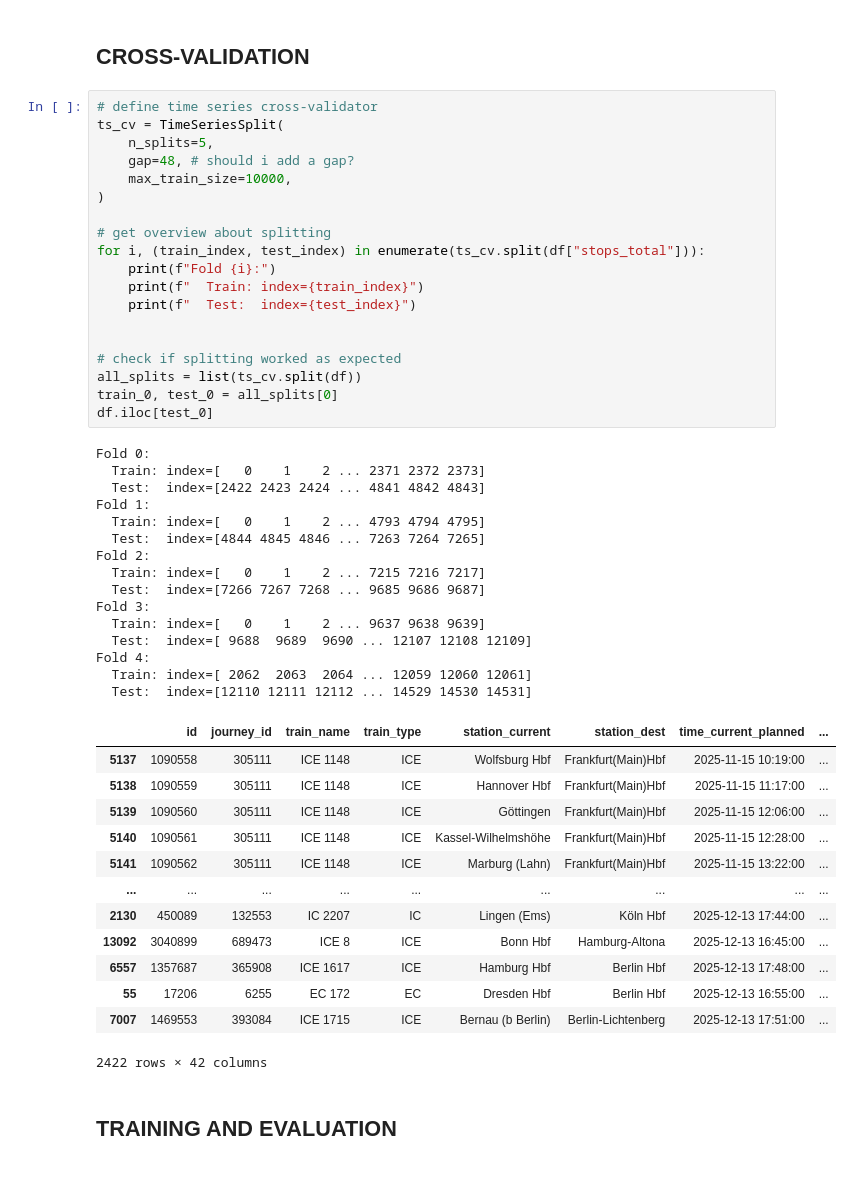
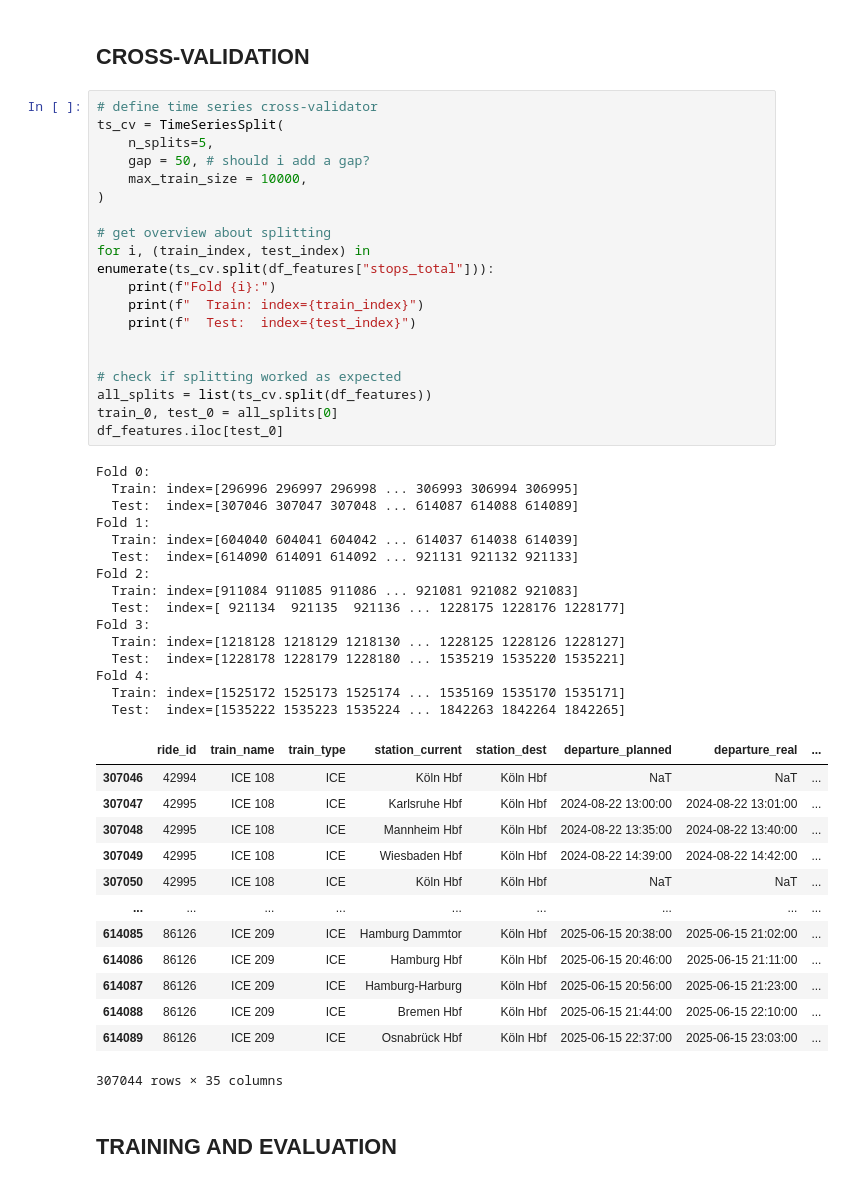
Before and after one commit to bjarneh22/Delay_Predictor_Deutsche_Bahn, a Jupyter notebook: src/jakob_analysis/model_selection.ipynb, the cells around one changed output. Saved outputs shown, nothing was run; the diff lists cells and outputs as text.

```diff
--- a/src/jakob_analysis/model_selection.ipynb
+++ b/src/jakob_analysis/model_selection.ipynb
@@ -127,51 +185,51 @@ pipeline_first = make_pipeline(
 # %%
 # define time series cross-validator
 ts_cv = TimeSeriesSplit(
     n_splits=5,
-    gap=48, # should i add a gap?
-    max_train_size=10000,
+    gap = 50, # should i add a gap?
+    max_train_size = 10000,
 )
 
 # get overview about splitting
-for i, (train_index, test_index) in enumerate(ts_cv.split(df["stops_total"])):
+for i, (train_index, test_index) in enumerate(ts_cv.split(df_features["stops_total"])):
     print(f"Fold {i}:")
     print(f"  Train: index={train_index}")
     print(f"  Test:  index={test_index}")
 
 
 # check if splitting worked as expected
-all_splits = list(ts_cv.split(df))
+all_splits = list(ts_cv.split(df_features))
 train_0, test_0 = all_splits[0]
-df.iloc[test_0]
+df_features.iloc[test_0]
 # %% [output]
 Fold 0:
-  Train: index=[   0    1    2 ... 2371 2372 2373]
-  Test:  index=[2422 2423 2424 ... 4841 4842 4843]
+  Train: index=[296996 296997 296998 ... 306993 306994 306995]
+  Test:  index=[307046 307047 307048 ... 614087 614088 614089]
 Fold 1:
-  Train: index=[   0    1    2 ... 4793 4794 4795]
-  Test:  index=[4844 4845 4846 ... 7263 7264 7265]
+  Train: index=[604040 604041 604042 ... 614037 614038 614039]
+  Test:  index=[614090 614091 614092 ... 921131 921132 921133]
 Fold 2:
-  Train: index=[   0    1    2 ... 7215 7216 7217]
-  Test:  index=[7266 7267 7268 ... 9685 9686 9687]
+  Train: index=[911084 911085 911086 ... 921081 921082 921083]
+  Test:  index=[ 921134  921135  921136 ... 1228175 1228176 1228177]
 Fold 3:
-  Train: index=[   0    1    2 ... 9637 9638 9639]
-  Test:  index=[ 9688  9689  9690 ... 12107 12108 12109]
+  Train: index=[1218128 1218129 1218130 ... 1228125 1228126 1228127]
+  Test:  index=[1228178 1228179 1228180 ... 1535219 1535220 1535221]
 Fold 4:
-  Train: index=[ 2062  2063  2064 ... 12059 12060 12061]
-  Test:  index=[12110 12111 12112 ... 14529 14530 14531]
+  Train: index=[1525172 1525173 1525174 ... 1535169 1535170 1535171]
+  Test:  index=[1535222 1535223 1535224 ... 1842263 1842264 1842265]
-|  | id | journey_id | train_name | train_type | station_current | station_dest | time_current_planned | ... |
-| 5137 | 1090558 | 305111 | ICE 1148 | ICE | Wolfsburg Hbf | Frankfurt(Main)Hbf | 2025-11-15 10:19:00 | ... |
-| 5138 | 1090559 | 305111 | ICE 1148 | ICE | Hannover Hbf | Frankfurt(Main)Hbf | 2025-11-15 11:17:00 | ... |
-| 5139 | 1090560 | 305111 | ICE 1148 | ICE | Göttingen | Frankfurt(Main)Hbf | 2025-11-15 12:06:00 | ... |
-| 5140 | 1090561 | 305111 | ICE 1148 | ICE | Kassel-Wilhelmshöhe | Frankfurt(Main)Hbf | 2025-11-15 12:28:00 | ... |
-| 5141 | 1090562 | 305111 | ICE 1148 | ICE | Marburg (Lahn) | Frankfurt(Main)Hbf | 2025-11-15 13:22:00 | ... |
+|  | ride_id | train_name | train_type | station_current | station_dest | departure_planned | departure_real | ... |
+| 307046 | 42994 | ICE 108 | ICE | Köln Hbf | Köln Hbf | NaT | NaT | ... |
+| 307047 | 42995 | ICE 108 | ICE | Karlsruhe Hbf | Köln Hbf | 2024-08-22 13:00:00 | 2024-08-22 13:01:00 | ... |
+| 307048 | 42995 | ICE 108 | ICE | Mannheim Hbf | Köln Hbf | 2024-08-22 13:35:00 | 2024-08-22 13:40:00 | ... |
+| 307049 | 42995 | ICE 108 | ICE | Wiesbaden Hbf | Köln Hbf | 2024-08-22 14:39:00 | 2024-08-22 14:42:00 | ... |
+| 307050 | 42995 | ICE 108 | ICE | Köln Hbf | Köln Hbf | NaT | NaT | ... |
 | ... | ... | ... | ... | ... | ... | ... | ... | ... |
-| 2130 | 450089 | 132553 | IC 2207 | IC | Lingen (Ems) | Köln Hbf | 2025-12-13 17:44:00 | ... |
-| 13092 | 3040899 | 689473 | ICE 8 | ICE | Bonn Hbf | Hamburg-Altona | 2025-12-13 16:45:00 | ... |
-| 6557 | 1357687 | 365908 | ICE 1617 | ICE | Hamburg Hbf | Berlin Hbf | 2025-12-13 17:48:00 | ... |
-| 55 | 17206 | 6255 | EC 172 | EC | Dresden Hbf | Berlin Hbf | 2025-12-13 16:55:00 | ... |
-| 7007 | 1469553 | 393084 | ICE 1715 | ICE | Bernau (b Berlin) | Berlin-Lichtenberg | 2025-12-13 17:51:00 | ... |
+| 614085 | 86126 | ICE 209 | ICE | Hamburg Dammtor | Köln Hbf | 2025-06-15 20:38:00 | 2025-06-15 21:02:00 | ... |
+| 614086 | 86126 | ICE 209 | ICE | Hamburg Hbf | Köln Hbf | 2025-06-15 20:46:00 | 2025-06-15 21:11:00 | ... |
+| 614087 | 86126 | ICE 209 | ICE | Hamburg-Harburg | Köln Hbf | 2025-06-15 20:56:00 | 2025-06-15 21:23:00 | ... |
+| 614088 | 86126 | ICE 209 | ICE | Bremen Hbf | Köln Hbf | 2025-06-15 21:44:00 | 2025-06-15 22:10:00 | ... |
+| 614089 | 86126 | ICE 209 | ICE | Osnabrück Hbf | Köln Hbf | 2025-06-15 22:37:00 | 2025-06-15 23:03:00 | ... |
-2422 rows × 42 columns
+307044 rows × 35 columns
 # %% [markdown]
 ## TRAINING AND EVALUATION
 # %%
```
Also changed, not shown: parts of 16 cells of this notebook, 8 other files.
